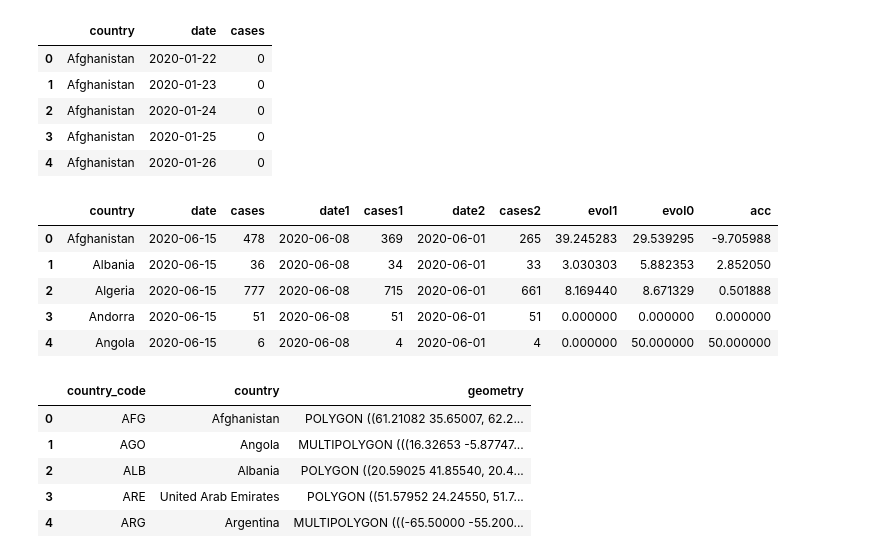
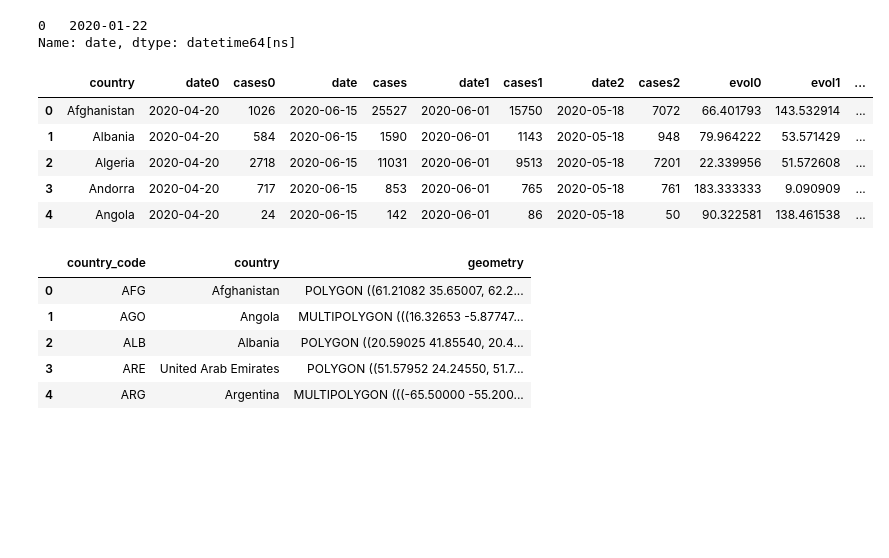
Before and after one commit to tjbtjbtjb/CoCoA, a Jupyter notebook: analysis/CocoaMap_vWorld-covid19-evol.ipynb, the cells around one changed output. Cells and saved outputs as stored; diff of their text form; code cells hidden in the pictures; blank space fills up the shorter version.

```diff
--- a/analysis/CocoaMap_vWorld-covid19-evol.ipynb
+++ b/analysis/CocoaMap_vWorld-covid19-evol.ipynb
@@ -17,59 +43,51 @@ array(['Diamond Princess', 'Holy See', 'MS Zaandam', 'San Marino'],
 # %%
-d=p.getStats(type='Cumul',which='deaths',country=countries,output='pandas')
+whichdata='deaths'
+d=p.getStats(type='Cumul',which=whichdata,country=countries,output='pandas')
 d.head()
 # %% [output]
-|  | country | date | cases |
-| 0 | Afghanistan | 2020-01-22 | 0 |
-| 1 | Afghanistan | 2020-01-23 | 0 |
-| 2 | Afghanistan | 2020-01-24 | 0 |
-| 3 | Afghanistan | 2020-01-25 | 0 |
-| 4 | Afghanistan | 2020-01-26 | 0 |
+0   2020-01-22
+Name: date, dtype: datetime64[ns]
 # %%
 from datetime import datetime, timedelta, time
 import pandas as pd
 
 lastdate=max(d["date"])
 d0=d[d["date"]==lastdate].sort_values("country")
 
 last1week=lastdate-timedelta(weeks=1)
 d1=d[d["date"]==last1week].sort_values("country")
 
 last2week=lastdate-timedelta(weeks=2)
 d2=d[d["date"]==last2week].sort_values("country")
 
-dd=d0.merge(d1.merge(d2,on="country",how="inner",suffixes=('1','2')),on="country",how="inner",)
+dateref=lastdate-timedelta(weeks=6)
+dref=d[d["date"]==dateref].sort_values("country")
 
-#df['color'] = ['red' if x == 'Z' else 'green' for x in df['Set']]
-#dd["evol0"]=(dd["cases"]-dd["cases1"])*100./dd["cases1"]
-dd["evol1"]=(dd["cases1"]-dd["cases2"])*100./dd["cases2"]
-
-#dd["evol0"]=[(dd["cases"]-dd["cases1"])*100./c if c == 0 else -1 for c in dd["cases1"]]
-#dd['evol0'] = dd.Set.map( lambda x: 'red' if x == 'Z' else 'green')
-#dd["evol1"]=(dd["cases1"]-dd["cases2"])*100./dd["cases2"]
+dd=dref.merge(d0.merge(d1.merge(d2,on="country",how="inner",suffixes=('1','2')),on="country",how="inner"),on="country",how="inner",suffixes=('0',''))
 
 def setevol0(row):
-    if row["cases1"] == 0:
+    if row["cases1"]-row["cases0"]== 0:
         return -1
     else:
-        return (row["cases"]-row["cases1"])*100./row["cases1"]
+        return (row["cases"]-row["cases1"])*100./(row["cases1"]-row["cases0"])
 dd = dd.assign(evol0=dd.apply(setevol0, axis=1))
 
 def setevol1(row):
-    if row["cases2"] == 0:
+    if row["cases2"]-row["cases0"] == 0:
         return -1
     else:
-        return (row["cases1"]-row["cases2"])*100./row["cases2"]
+        return (row["cases1"]-row["cases2"])*100./(row["cases2"]-row["cases0"])
 dd = dd.assign(evol1=dd.apply(setevol1, axis=1))
 
 dd["acc"]=dd["evol0"]-dd["evol1"]
 dd.head()
 # %% [output]
-|  | country | date | cases | date1 | cases1 | date2 | cases2 | evol1 | evol0 | acc |
-| 0 | Afghanistan | 2020-06-15 | 478 | 2020-06-08 | 369 | 2020-06-01 | 265 | 39.245283 | 29.539295 | -9.705988 |
-| 1 | Albania | 2020-06-15 | 36 | 2020-06-08 | 34 | 2020-06-01 | 33 | 3.030303 | 5.882353 | 2.852050 |
-| 2 | Algeria | 2020-06-15 | 777 | 2020-06-08 | 715 | 2020-06-01 | 661 | 8.169440 | 8.671329 | 0.501888 |
-| 3 | Andorra | 2020-06-15 | 51 | 2020-06-08 | 51 | 2020-06-01 | 51 | 0.000000 | 0.000000 | 0.000000 |
-| 4 | Angola | 2020-06-15 | 6 | 2020-06-08 | 4 | 2020-06-01 | 4 | 0.000000 | 50.000000 | 50.000000 |
+|  | country | date0 | cases0 | date | cases | date1 | cases1 | date2 | cases2 | evol0 | evol1 | ... |
+| 0 | Afghanistan | 2020-04-20 | 1026 | 2020-06-15 | 25527 | 2020-06-01 | 15750 | 2020-05-18 | 7072 | 66.401793 | 143.532914 | ... |
+| 1 | Albania | 2020-04-20 | 584 | 2020-06-15 | 1590 | 2020-06-01 | 1143 | 2020-05-18 | 948 | 79.964222 | 53.571429 | ... |
+| 2 | Algeria | 2020-04-20 | 2718 | 2020-06-15 | 11031 | 2020-06-01 | 9513 | 2020-05-18 | 7201 | 22.339956 | 51.572608 | ... |
+| 3 | Andorra | 2020-04-20 | 717 | 2020-06-15 | 853 | 2020-06-01 | 765 | 2020-05-18 | 761 | 183.333333 | 9.090909 | ... |
+| 4 | Angola | 2020-04-20 | 24 | 2020-06-15 | 142 | 2020-06-01 | 86 | 2020-05-18 | 50 | 90.322581 | 138.461538 | ... |
 # %%
 import geopandas as gpd
 
```
Also changed, not shown: parts of 5 cells of this notebook, 2 other files.
